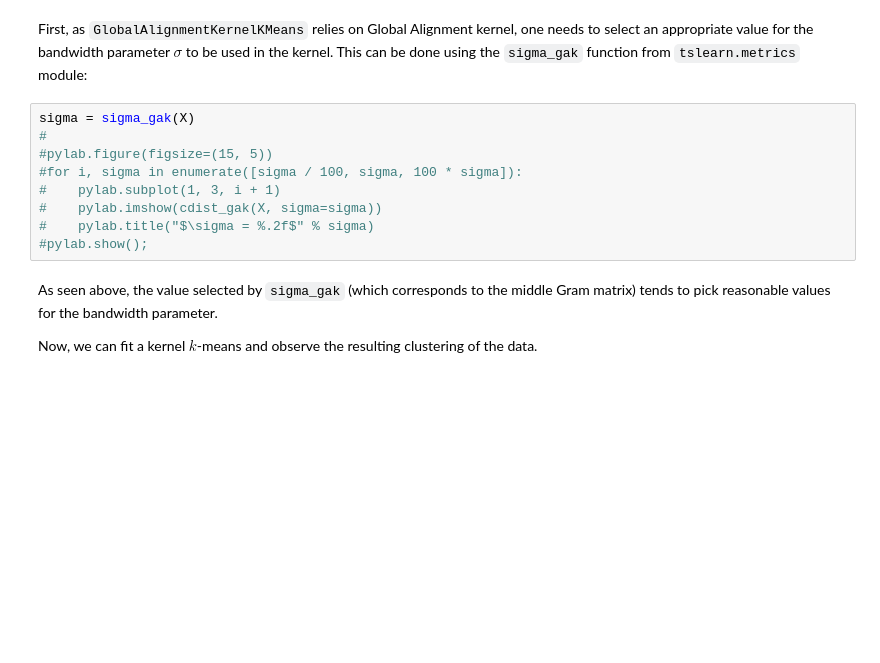
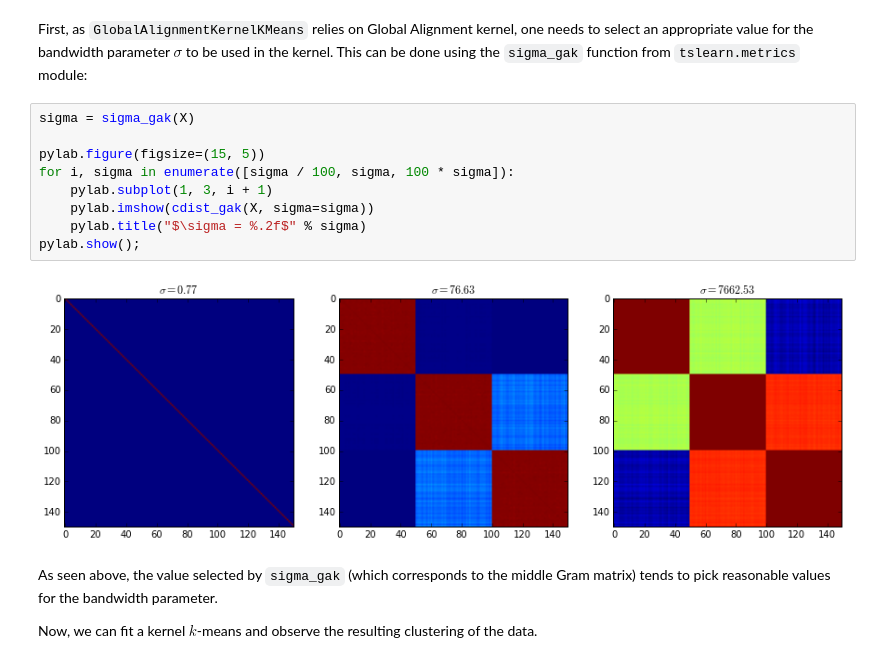
Before and after one commit to tslearn-team/tslearn, a Jupyter notebook: tslearn/docs/examples/ex_clustering.ipynb, the cells around one changed output. Saved outputs shown, nothing was run; the diff lists cells and outputs as text; blank space fills up the shorter version.

```diff
--- a/tslearn/docs/examples/ex_clustering.ipynb
+++ b/tslearn/docs/examples/ex_clustering.ipynb
@@ -21,13 +19,15 @@ First, as `GlobalAlignmentKernelKMeans` relies on Global Alignment kernel, one n
 This can be done using the `sigma_gak` function from `tslearn.metrics` module:
 # %%
 sigma = sigma_gak(X)
-#
-#pylab.figure(figsize=(15, 5))
-#for i, sigma in enumerate([sigma / 100, sigma, 100 * sigma]):
-#    pylab.subplot(1, 3, i + 1)
-#    pylab.imshow(cdist_gak(X, sigma=sigma))
-#    pylab.title("$\sigma = %.2f$" % sigma)
-#pylab.show();
+
+pylab.figure(figsize=(15, 5))
+for i, sigma in enumerate([sigma / 100, sigma, 100 * sigma]):
+    pylab.subplot(1, 3, i + 1)
+    pylab.imshow(cdist_gak(X, sigma=sigma))
+    pylab.title("$\sigma = %.2f$" % sigma)
+pylab.show();
+# %% [output]
+[figure, added]
 # %% [markdown]
 As seen above, the value selected by `sigma_gak` (which corresponds to the middle Gram matrix) tends to pick reasonable values for the bandwidth parameter.
 
```
Also changed, not shown: parts of 2 cells of this notebook.
